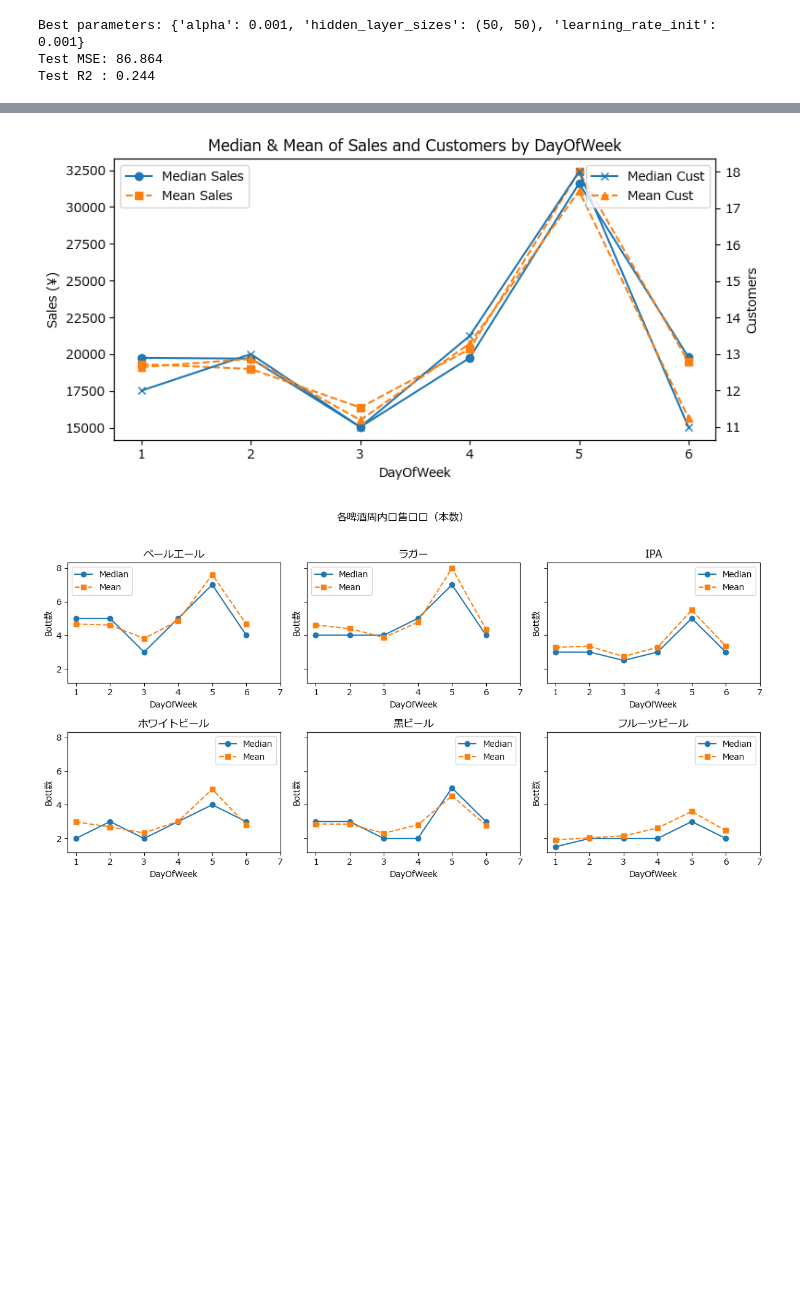
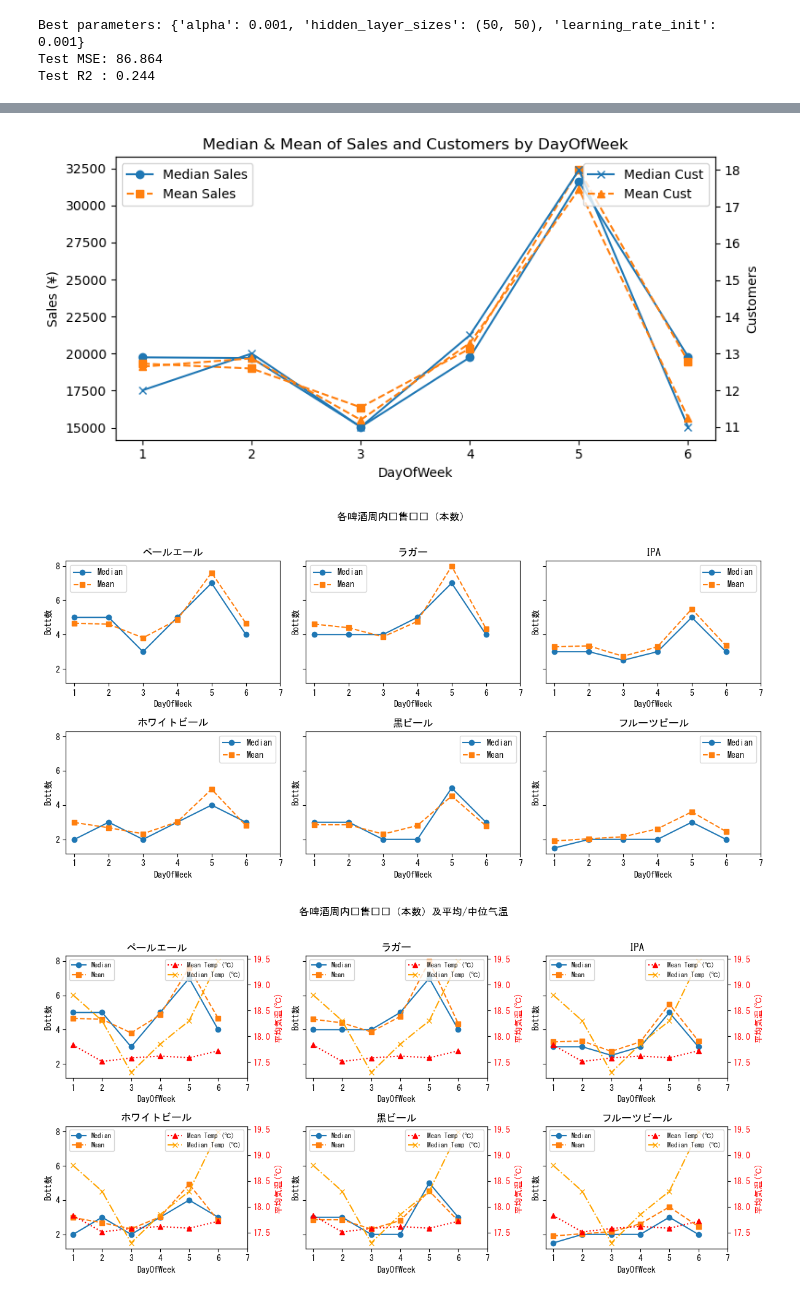
Before and after one commit to AICloud-TeamE/Python-AI, a Jupyter notebook: data_pipeline.ipynb, the cells around one changed output, grey strips where cells are left out. Saved outputs shown, nothing was run; the diff lists cells and outputs as text; code cells hidden in the pictures; blank space fills up the shorter version.

```diff
--- a/data_pipeline.ipynb
+++ b/data_pipeline.ipynb
@@ -4,6 +4,14 @@
 * 入力：CSVファイル ("C:\Users\Admin\ILP\Python-AI\raw_data.csv")
 * FeatherL:C:\Users\81803\ILP\Python-AI\merged_data.feather
 * 出力：
+# %%
+import matplotlib as mpl
+import matplotlib.pyplot as plt
+
+# 1. 指定支持日文的字体名称（前提是该字体已安装）
+mpl.rcParams['font.family'] = 'MS Gothic'
+# 2. 关闭坐标轴负号显示为方块的问题
+mpl.rcParams['axes.unicode_minus'] = False
 # %%
 #必要なライブラリ
 import pandas as pd
@@ -412,7 +420,7 @@ plt.title('Median & Mean of Sales and Customers by DayOfWeek')
 plt.tight_layout()
 plt.show()
 # %% [output]
-[figure, old version]
+[figure, new version]
 # %%
 import pandas as pd
 import matplotlib.pyplot as plt
@@ -463,6 +471,68 @@ plt.suptitle('各啤酒周内销售趋势（本数）', y=1.02)
 plt.tight_layout()
 plt.show()
 # %% [output]
-[figure, old version]
+[figure, new version]
+# %%
+import pandas as pd
+import matplotlib.pyplot as plt
+
+# 1. 读数据并生成 DayOfWeek
+df = pd.read_feather('mergeddf.feather')
+df['日付'] = pd.to_datetime(df['日付'])
+df['DayOfWeek'] = df['日付'].dt.weekday + 1   # 1=周一…7=周日
+
+# 2. 定义啤酒品类（对应“本”列）
+beer_list = [
+    'ペールエール',
+    'ラガー',
+    'IPA',
+    'ホワイトビール',
+    '黒ビール',
+    'フルーツビール'
+]
+
+# 3. 计算每周的平均气温和中位气温
+mean_temp = df.groupby('DayOfWeek')['平均気温(℃)'].mean()
+median_temp = df.groupby('DayOfWeek')['平均気温(℃)'].median()
+
+# 4. 绘制 2×3 子图
+fig, axes = plt.subplots(2, 3, figsize=(12, 6), sharey=True)
+for ax, beer in zip(axes.flatten(), beer_list):
+    col = f'{beer}(本)'
+    grp = df.groupby('DayOfWeek')[col]
+
+    median_vals = grp.median()
+    mean_vals   = grp.mean()
+
+    # 中位数
+    ax.plot(median_vals.index,
+            median_vals.values,
+            marker='o',
+            label='Median')
+    # 平均数
+    ax.plot(mean_vals.index,
+            mean_vals.values,
+            marker='s',
+            linestyle='--',
+            label='Mean')
+    # 平均气温（右轴）
+    ax2 = ax.twinx()
+    ax2.plot(mean_temp.index, mean_temp.values, color='red', marker='^', linestyle=':', label='Mean Temp (℃)')
+    ax2.plot(median_temp.index, median_temp.values, color='orange', marker='x', linestyle='-.', label='Median Temp (℃)')
+    ax2.set_ylabel('平均気温(℃)', color='red', fontsize=10)
+    ax2.tick_params(axis='y', labelcolor='red')
+
+    ax.set_title(beer)
+    ax.set_xlabel('DayOfWeek')
+    ax.set_ylabel('Bott数')
+    ax.set_xticks(range(1,8))
+    ax.legend(loc='upper left', fontsize=8)
+    ax2.legend(loc='upper right', fontsize=8)
+
+plt.suptitle('各啤酒周内销售趋势（本数）及平均/中位气温', y=1.02)
+plt.tight_layout()
+plt.show()
+# %% [output]
+[figure, added]
 # %%
 import pandas as pd
```
Also changed, not shown: parts of 5 cells of this notebook.
